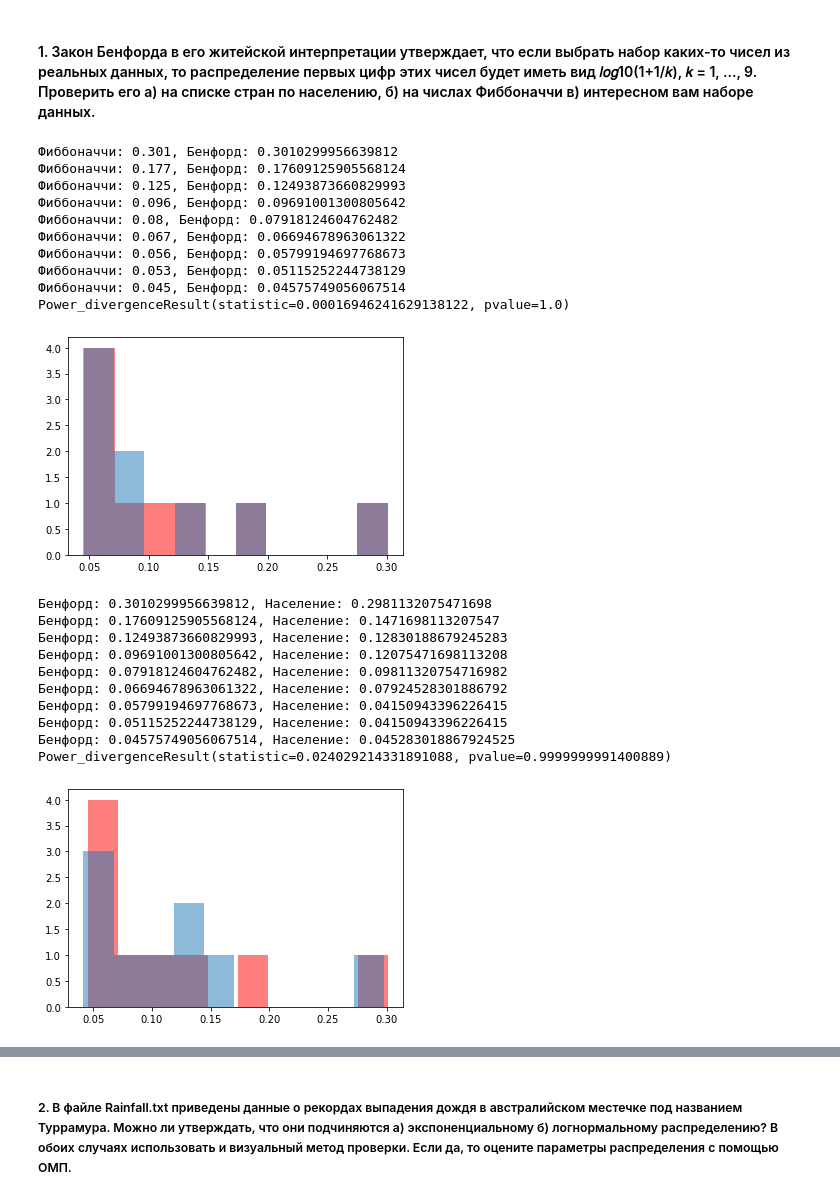
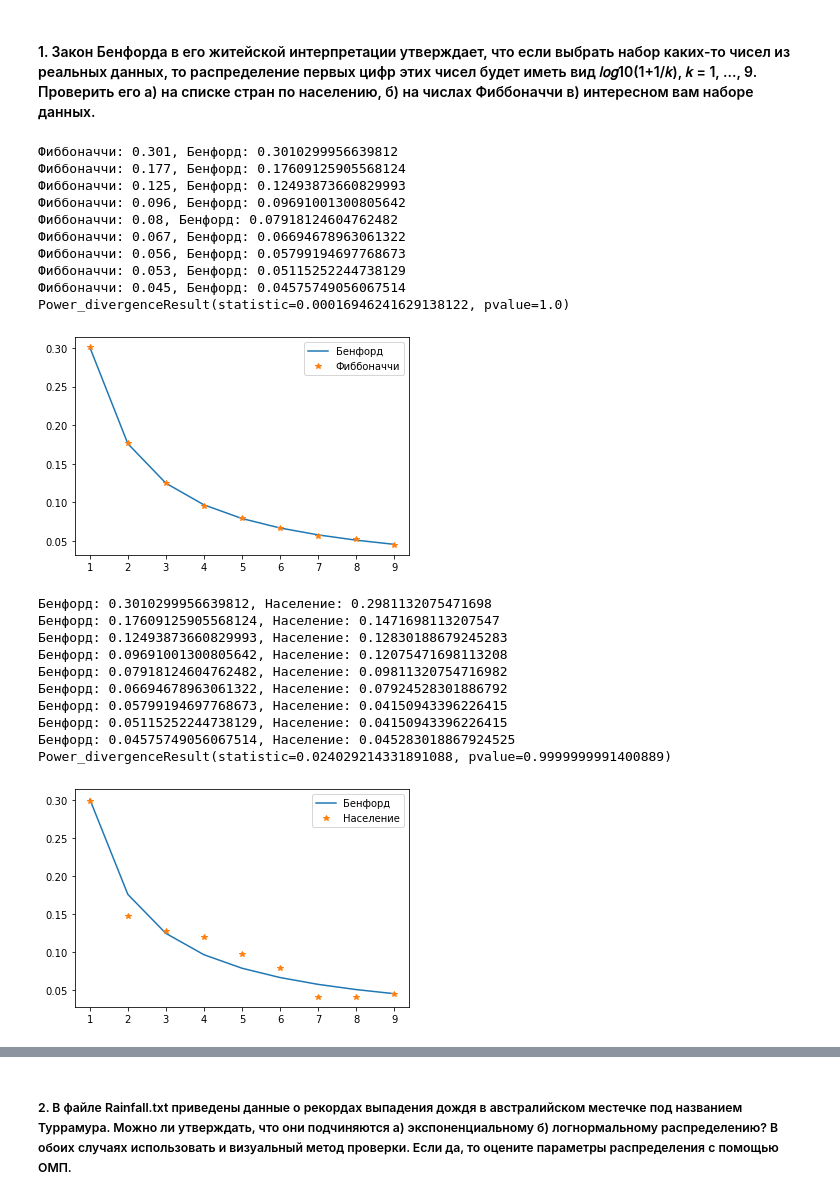
Before and after one commit to IvanBo4kov/data-analysis-fsr, a Jupyter notebook: homework_1/first1.ipynb, the cells around one changed output, grey strips where cells are left out. Saved outputs shown, nothing was run; the diff lists cells and outputs as text; code cells hidden in the pictures.

Commit message:
change some graphics

```diff
--- a/homework_1/first1.ipynb
+++ b/homework_1/first1.ipynb
@@ -587,8 +587,12 @@ for i in range(9):
 res = chisquare(observed_freq, expected_freq)
 print(res)
 
-plt.hist(expected_freq, alpha=0.5, color='red')
-plt.hist(observed_freq, alpha=0.5)
+#plt.hist(expected_freq, alpha=0.5, color='red')
+#plt.hist(observed_freq, alpha=0.5)
+
+plt.plot([1, 2, 3, 4, 5, 6, 7, 8, 9], expected_freq, label='Бенфорд')
+plt.plot([1, 2, 3, 4, 5, 6, 7, 8, 9], observed_freq, '*', label='Фиббоначчи')
+plt.legend(loc='upper right')
 plt.show()
 # %% [output]
 Фиббоначчи: 0.301, Бенфорд: 0.3010299956639812
@@ -601,7 +605,7 @@ plt.show()
 Фиббоначчи: 0.053, Бенфорд: 0.05115252244738129
 Фиббоначчи: 0.045, Бенфорд: 0.04575749056067514
 Power_divergenceResult(statistic=0.00016946241629138122, pvalue=1.0)
-[figure, old version]
+[figure, new version]
 # %%
 # a) на списке стран по населению
 
@@ -611,36 +615,40 @@ import numpy as np
 country_and_populations = {}
 with open('population.csv') as f:
     for line in f:
         country, population = line.strip().split(';')
         country_and_populations[country] = int(population)
 
 population = country_and_populations.values()
 
 first_digits = [str(int(d))[0] for d in population]
 expected_freq = [np.log10(1 + 1/int(d)) for d in range(1, 10)]
 observed_freq = [first_digits.count(str(d))/len(first_digits) for d in range(1, 10)]
 
 for i in range(9):
     print(f"Бенфорд: {expected_freq[i]}, Население: {observed_freq[i]}")
 
 res = chisquare(observed_freq, expected_freq)
 print(res)
 
-plt.hist(expected_freq, alpha=0.5, color='red')
-plt.hist(observed_freq, alpha=0.5)
+#plt.hist(expected_freq, alpha=0.5, color='red')
+#plt.hist(observed_freq, alpha=0.5)
+
+plt.plot([1, 2, 3, 4, 5, 6, 7, 8, 9], expected_freq, label='Бенфорд')
+plt.plot([1, 2, 3, 4, 5, 6, 7, 8, 9], observed_freq, '*', label='Население')
+plt.legend(loc='upper right')
 plt.show()
 # %% [output]
 Бенфорд: 0.3010299956639812, Население: 0.2981132075471698
 Бенфорд: 0.17609125905568124, Население: 0.1471698113207547
 Бенфорд: 0.12493873660829993, Население: 0.12830188679245283
 Бенфорд: 0.09691001300805642, Население: 0.12075471698113208
 Бенфорд: 0.07918124604762482, Население: 0.09811320754716982
 Бенфорд: 0.06694678963061322, Население: 0.07924528301886792
 Бенфорд: 0.05799194697768673, Население: 0.04150943396226415
 Бенфорд: 0.05115252244738129, Население: 0.04150943396226415
 Бенфорд: 0.04575749056067514, Население: 0.045283018867924525
 Power_divergenceResult(statistic=0.024029214331891088, pvalue=0.9999999991400889)
-[figure, old version]
+[figure, new version]
 # %%
 # в) на валовом доходе на душу населения по всему миру
 
```
Also changed, not shown: parts of 20 cells of this notebook.
